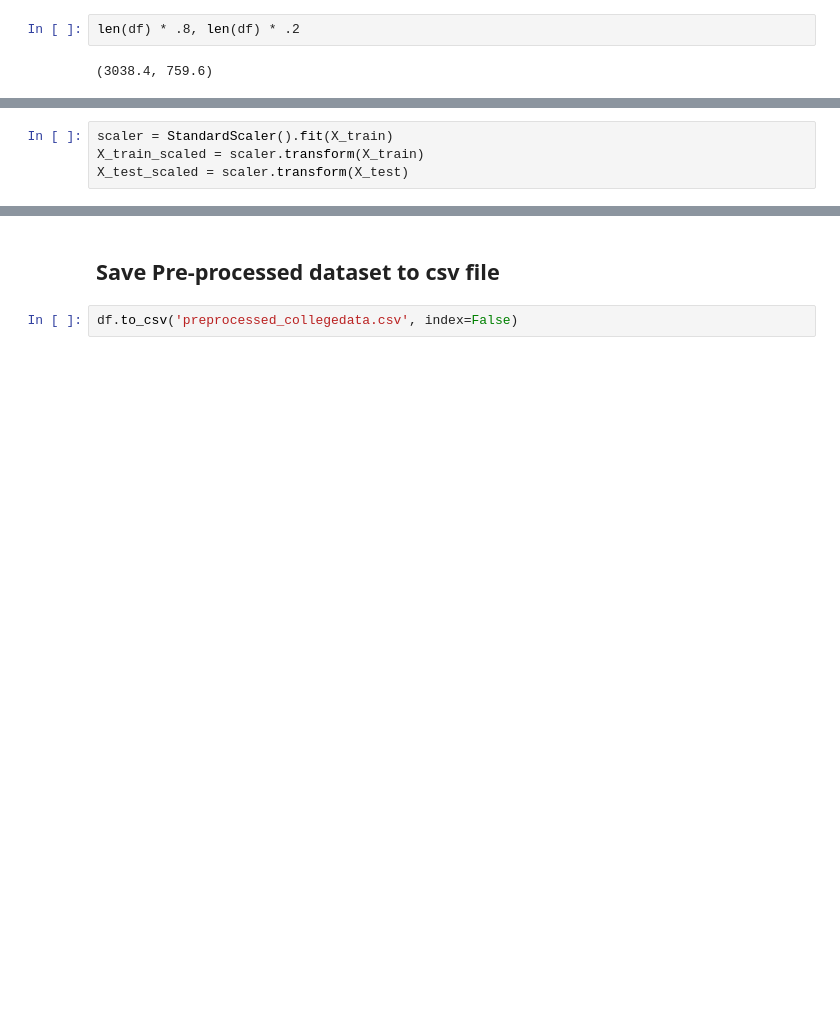
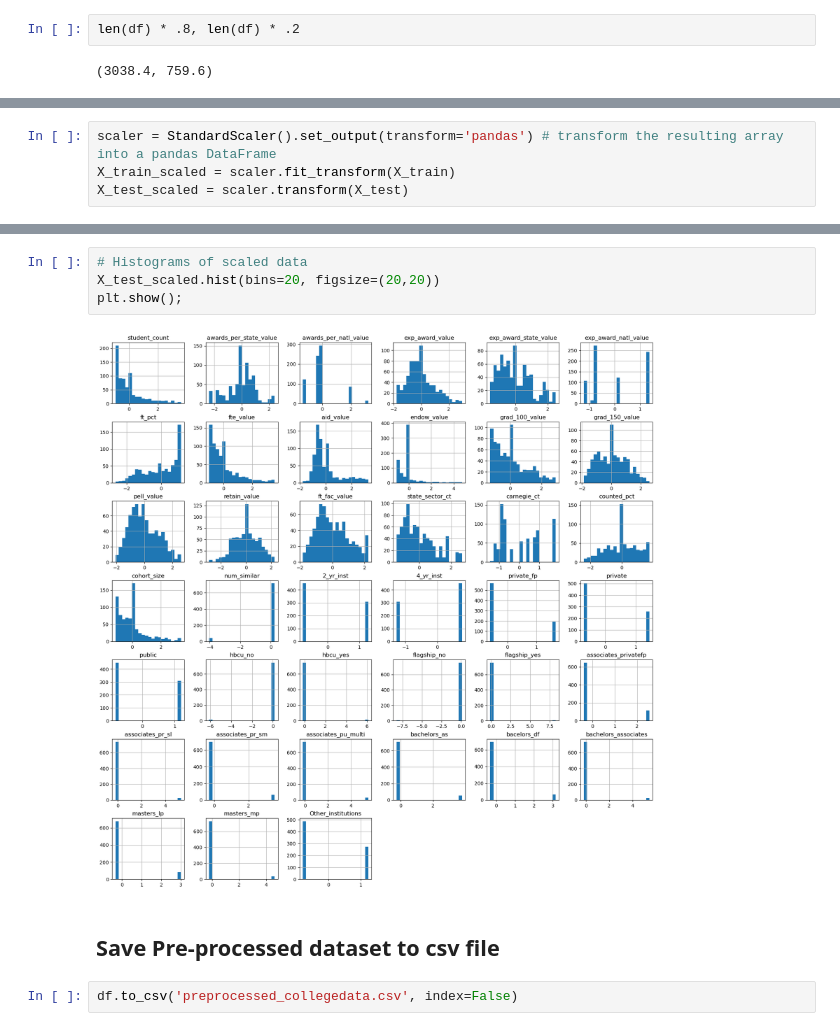
Before and after one commit to PM696/SpringboardBootCamp_DataScience, a Jupyter notebook: HigherEd_Awards_Capstone_Project/HigherED_Awards_Preprocessing.ipynb, the cells around one changed output, grey strips where cells are left out. Drawn from its saved outputs; the diff is of its cells as text; blank space fills up the shorter version.

```diff
--- a/HigherEd_Awards_Capstone_Project/HigherED_Awards_Preprocessing.ipynb
+++ b/HigherEd_Awards_Capstone_Project/HigherED_Awards_Preprocessing.ipynb
@@ -281,4 +324,4 @@ X_train.shape, X_test.shape, y_train.shape, y_test.shape
 # %%
-scaler = StandardScaler().fit(X_train)
-X_train_scaled = scaler.transform(X_train)
+scaler = StandardScaler().set_output(transform='pandas') # transform the resulting array into a pandas DataFrame
+X_train_scaled = scaler.fit_transform(X_train)
 X_test_scaled = scaler.transform(X_test)
@@ -285,3 +361,9 @@ X_test_scaled = scaler.transform(X_test)
+# %%
+# Histograms of scaled data
+X_test_scaled.hist(bins=20, figsize=(20,20))
+plt.show();
+# %% [output]
+[figure, added]
 # %% [markdown]
 ## Save Pre-processed dataset to csv file
 # %%
```
Also changed, not shown: parts of 12 cells of this notebook.
